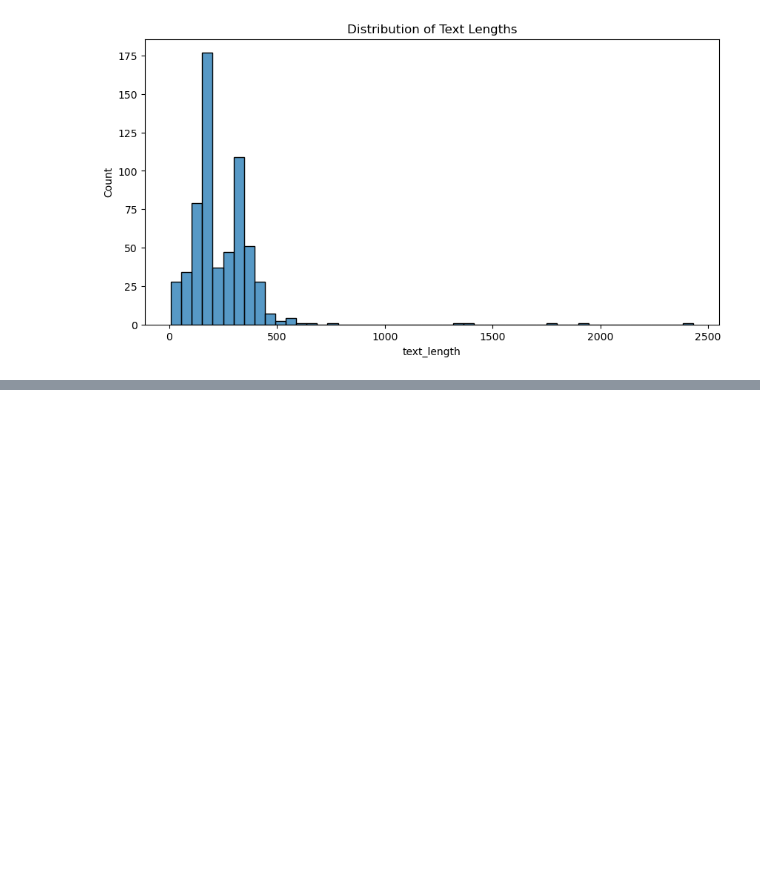
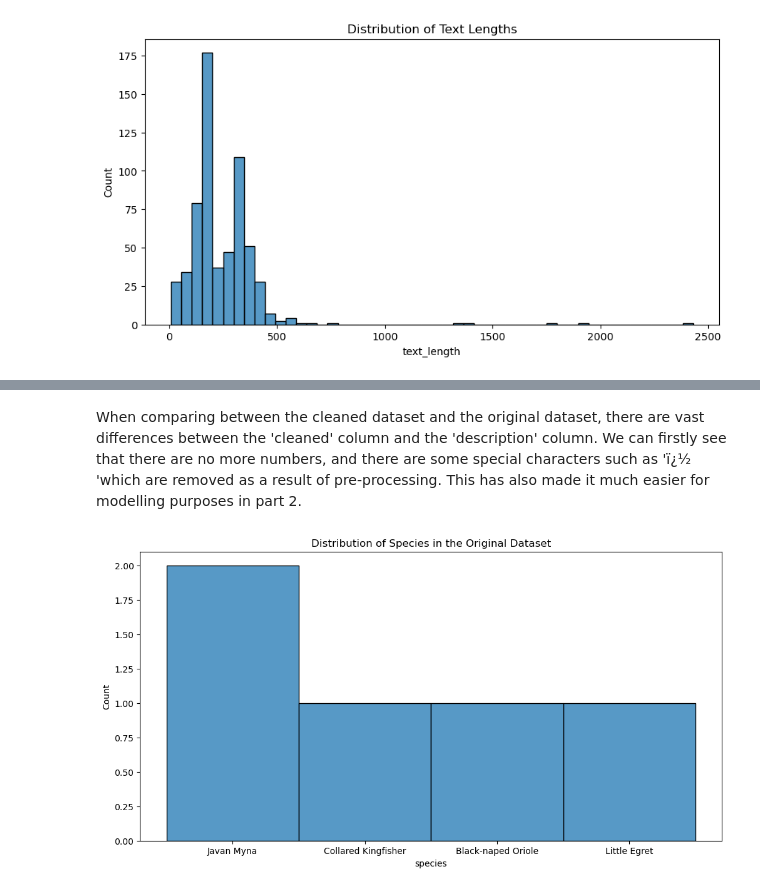
Before and after one commit to wongwenbing/Y2S2, a Jupyter notebook: Natural Language Processing/Assignment/IT2391_230436M_Part1.ipynb, the cells around one changed output, grey strips where cells are left out. Saved outputs shown, nothing was run; the diff lists cells and outputs as text; code cells hidden in the pictures; blank space fills up the shorter version.

```diff
--- a/Natural Language Processing/Assignment/IT2391_230436M_Part1.ipynb
+++ b/Natural Language Processing/Assignment/IT2391_230436M_Part1.ipynb
@@ -554,0 +299,4 @@ accuracy(testset)
+# %%
+#ORIGINAL DATASET
+original=pd.read_excel('Data.xlsx').head()
+original.head()
@@ -554,0 +310,10 @@ accuracy(testset)
+# %% [markdown]
+When comparing between the cleaned dataset and the original dataset, there are vast differences between the 'cleaned' column and the 'description' column. We can firstly see that there are no more numbers, and there are some special characters such as 'ï¿½ 'which are removed as a result of pre-processing. This has also made it much easier for modelling purposes in part 2.
+# %%
+group=original.groupby(['species']).count()
+plt.figure(figsize=(12, 6))
+sns.histplot(original['species'])
+plt.title('Distribution of Species in the Original Dataset')
+plt.show()
+# %% [output]
+[figure, added]
```
Also changed, not shown: parts of 79 cells of this notebook, 10 other files.
